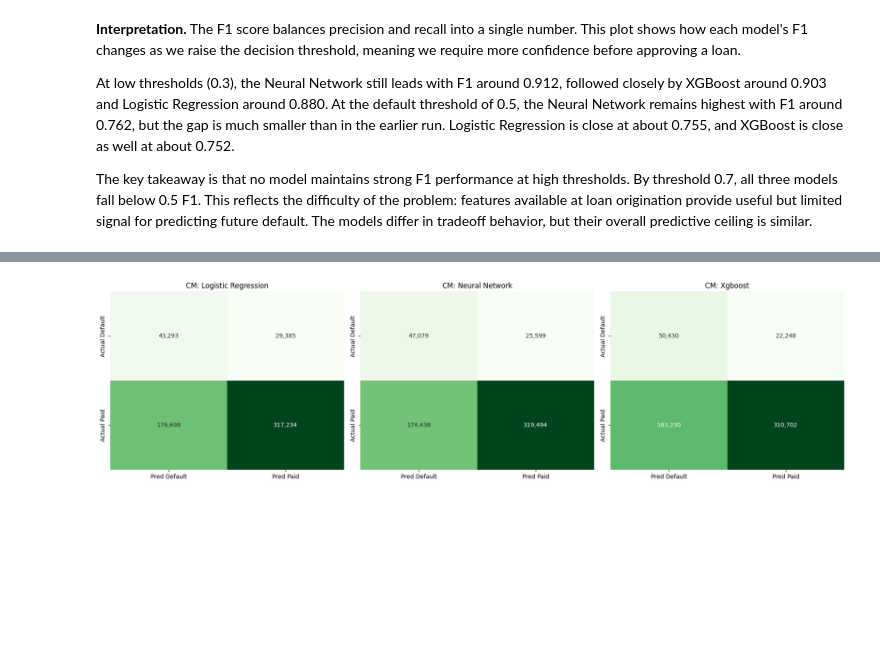
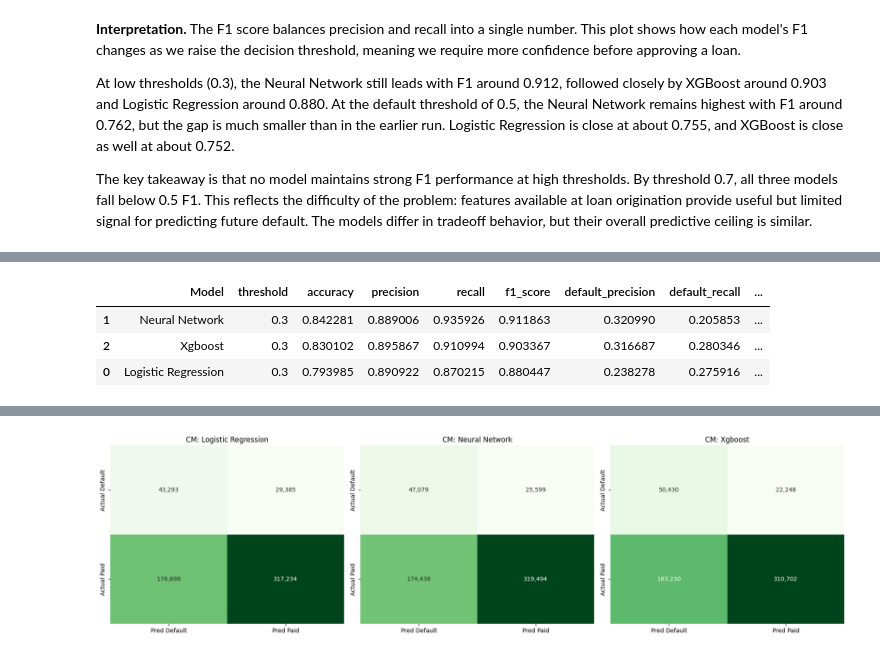
Before and after one commit to aliahhmad/rit_csci_635_ml_project, a Jupyter notebook: Phase_3_Results_And_Evaluation_2026-04-22.ipynb, the cells around one changed output, grey strips where cells are left out. Cells and saved outputs as stored; diff of their text form; code cells hidden in the pictures; blank space fills up the shorter version.

Commit message:
Added threshold analysis in phase 3

```diff
--- a/Phase_3_Results_And_Evaluation_2026-04-22.ipynb
+++ b/Phase_3_Results_And_Evaluation_2026-04-22.ipynb
@@ -43,6 +43,21 @@ for _, row in all_summaries_combined.iterrows():
 
 all_data_df = pandas.DataFrame(all_data)
 all_data_df['Score'] = pandas.to_numeric(all_data_df['Score'], errors='coerce')
+
+# Add default-class metrics from the confusion matrix values for analysis
+all_thresholds_combined['default_precision'] = (
+    all_thresholds_combined['tn'] / (all_thresholds_combined['tn'] + all_thresholds_combined['fn'])
+)
+all_thresholds_combined['default_recall'] = (
+    all_thresholds_combined['tn'] / (all_thresholds_combined['tn'] + all_thresholds_combined['fp'])
+)
+all_thresholds_combined['default_f1_score'] = (
+    2 * all_thresholds_combined['default_precision'] * all_thresholds_combined['default_recall'] /
+    (all_thresholds_combined['default_precision'] + all_thresholds_combined['default_recall'])
+)
+all_thresholds_combined[['default_precision', 'default_recall', 'default_f1_score']] = (
+    all_thresholds_combined[['default_precision', 'default_recall', 'default_f1_score']].fillna(0)
+)
 # %% [markdown]
 ## 3. Plotting Basic Model Evaluation Metrics
 # %%
@@ -97,0 +122,57 @@ The key takeaway is that no model maintains strong F1 performance at high thresh
+# %%
+# Best threshold per model based on F1-score
+best_thresholds = (
+    all_thresholds_combined
+    .sort_values(["Model", "f1_score"], ascending=[True, False])
+    .groupby("Model")
+    .head(1)
+    .reset_index(drop=True)
+)
+
+best_thresholds[
+    [
+        "Model",
+        "threshold",
+        "accuracy",
+        "precision",
+        "recall",
+        "f1_score",
+        "default_precision",
+        "default_recall",
+        "default_f1_score",
+        "approved_tp_fp",
+        "bad_approvals_fp",
+        "tn",
+        "fp",
+        "fn",
+        "tp"
+    ]
+]
+
+best_thresholds_display = best_thresholds[
+    [
+        "Model",
+        "threshold",
+        "accuracy",
+        "precision",
+        "recall",
+        "f1_score",
+        "default_precision",
+        "default_recall",
+        "default_f1_score",
+        "approved_tp_fp",
+        "bad_approvals_fp",
+    ]
+].copy()
+
+best_thresholds_display = best_thresholds_display.sort_values(
+    "f1_score",
+    ascending=False
+)
+
+best_thresholds_display
+# %% [output]
+|  | Model | threshold | accuracy | precision | recall | f1_score | default_precision | default_recall | ... |
+| 1 | Neural Network | 0.3 | 0.842281 | 0.889006 | 0.935926 | 0.911863 | 0.320990 | 0.205853 | ... |
+| 2 | Xgboost | 0.3 | 0.830102 | 0.895867 | 0.910994 | 0.903367 | 0.316687 | 0.280346 | ... |
+| 0 | Logistic Regression | 0.3 | 0.793985 | 0.890922 | 0.870215 | 0.880447 | 0.238278 | 0.275916 | ... |
```
Also changed, not shown: parts of 8 cells of this notebook.
